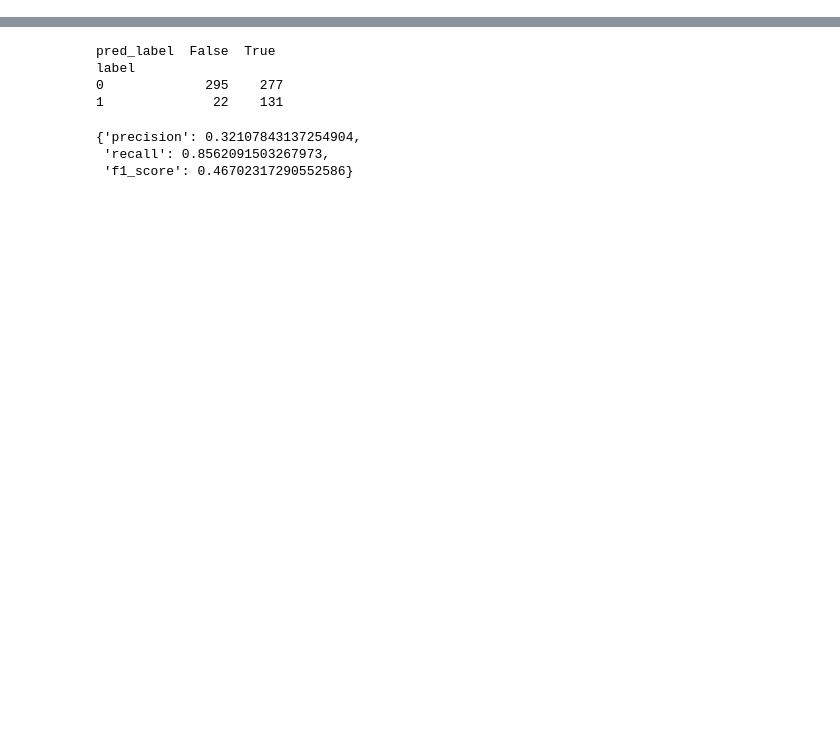
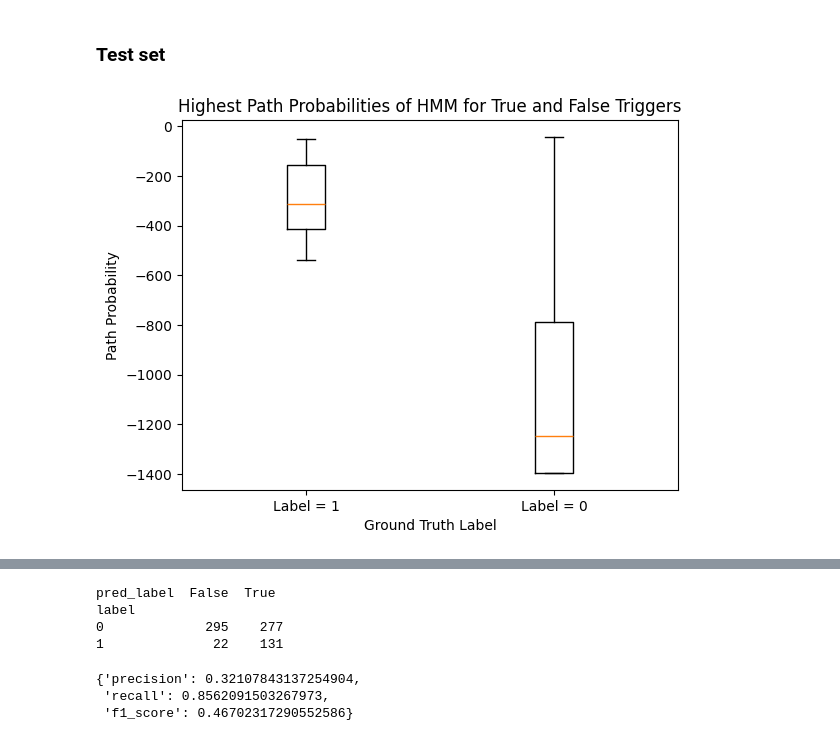
Before and after one commit to jiayan-li/keyword-spotting, a Jupyter notebook: HMM.ipynb, the cells around one changed output, grey strips where cells are left out. Drawn from its saved outputs; the diff is of its cells as text; code cells hidden in the pictures; blank space fills up the shorter version.

```diff
--- a/HMM.ipynb
+++ b/HMM.ipynb
@@ -59,0 +47,8 @@ label
+# %% [markdown]
+### Test set
+# %%
+df_test_true = get_highest_prob_df(dataset_type='test', true_label=True)
+# %%
+plot_highest_prob(df_test_true)
+# %% [output]
+[figure, added]
```
Also changed, not shown: parts of 23 cells of this notebook, 2 other files.
